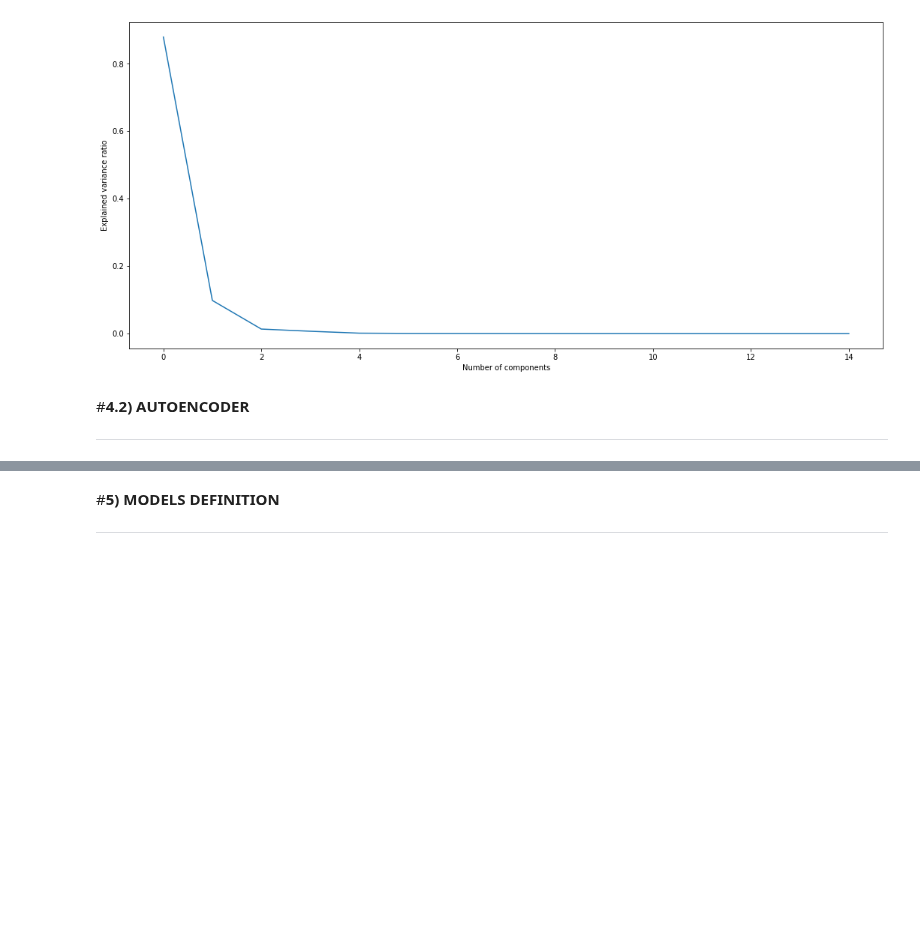
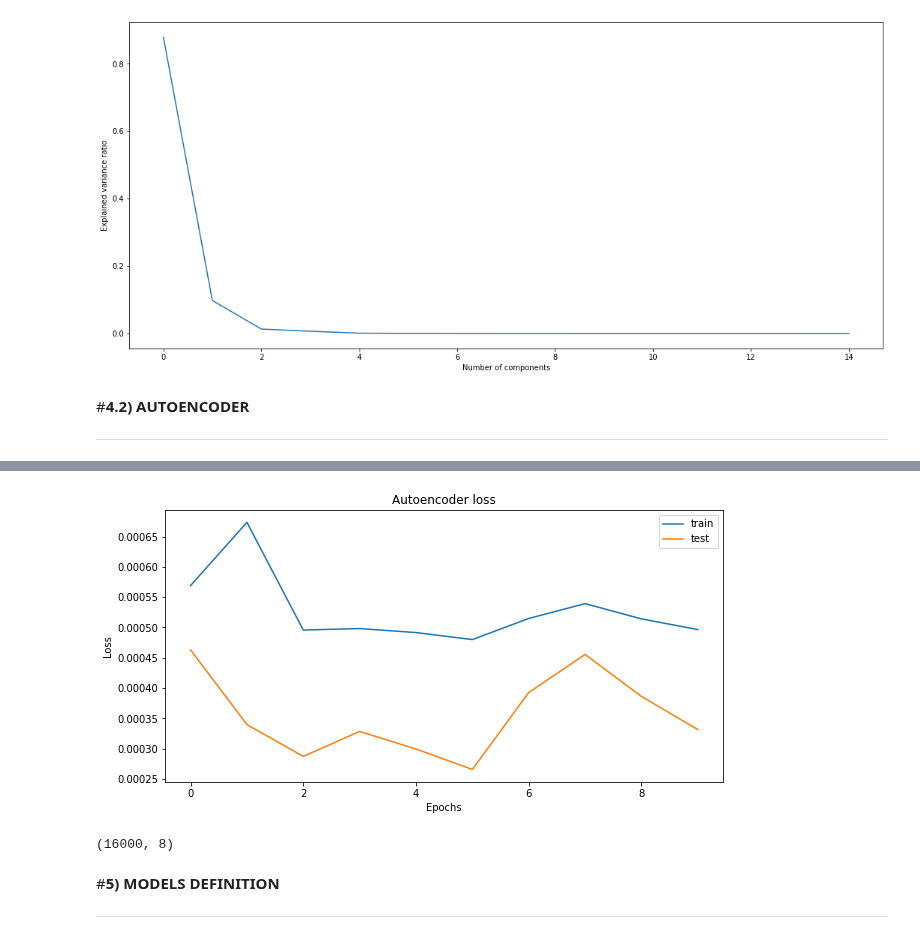
Before and after one commit to simonegramegna/Malicious_URL_detection, a Jupyter notebook: Malicious_URL_detection_COLAB.ipynb, the cells around one changed output, grey strips where cells are left out. Cells and saved outputs as stored; diff of their text form; code cells hidden in the pictures; blank space fills up the shorter version.

Commit message:
sistemato autoencoder

```diff
--- a/Malicious_URL_detection_COLAB.ipynb
+++ b/Malicious_URL_detection_COLAB.ipynb
@@ -690,0 +648,3 @@ Summary: Loss over the test dataset: -1.03
+# %%
+n_inputs = X.values.shape[1]
+n_inputs
@@ -690,0 +653,8 @@ Summary: Loss over the test dataset: -1.03
+# %%
+X_train, X_test, y_train, y_test = get_data_split(X, y)
+
+# Scaling data
+scaler = MinMaxScaler()
+scaler.fit(X_train)
+X_train = scaler.transform(X_train)
+X_test = scaler.transform(X_test)
@@ -690,0 +699,3 @@ Summary: Loss over the test dataset: -1.03
+# %%
+# Fit the autoencoder model to reconstruct input
+history = model.fit(X_train, X_train, epochs = 20, batch_size = 16, verbose = 2, validation_data = (X_test,X_test))
@@ -690,0 +720,12 @@ Summary: Loss over the test dataset: -1.03
+# %%
+#Plot Loss
+fig, ax = plt.subplots(figsize=(10,5))
+plt.plot(history.history['loss'], label = 'train')
+plt.plot(history.history['val_loss'], label = 'test')
+plt.title('Autoencoder loss')
+plt.xlabel('Epochs')
+plt.ylabel('Loss')
+plt.legend()
+plt.savefig('Autoencoderloss.png')
+# %% [output]
+[figure, added]
@@ -691,3 +739,7 @@ Summary: Loss over the test dataset: -1.03
+# %%
+X_train_encode.shape
+# %% [output]
+(16000, 8)
 # %% [markdown]
 #**5) MODELS DEFINITION**
 
```
Also changed, not shown: parts of 27 cells of this notebook, 1 other file.
